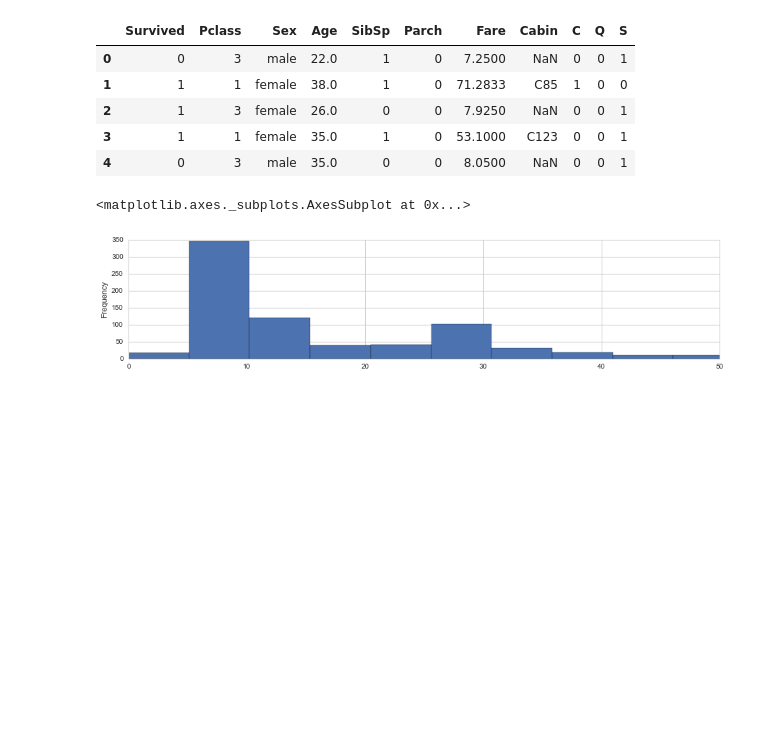
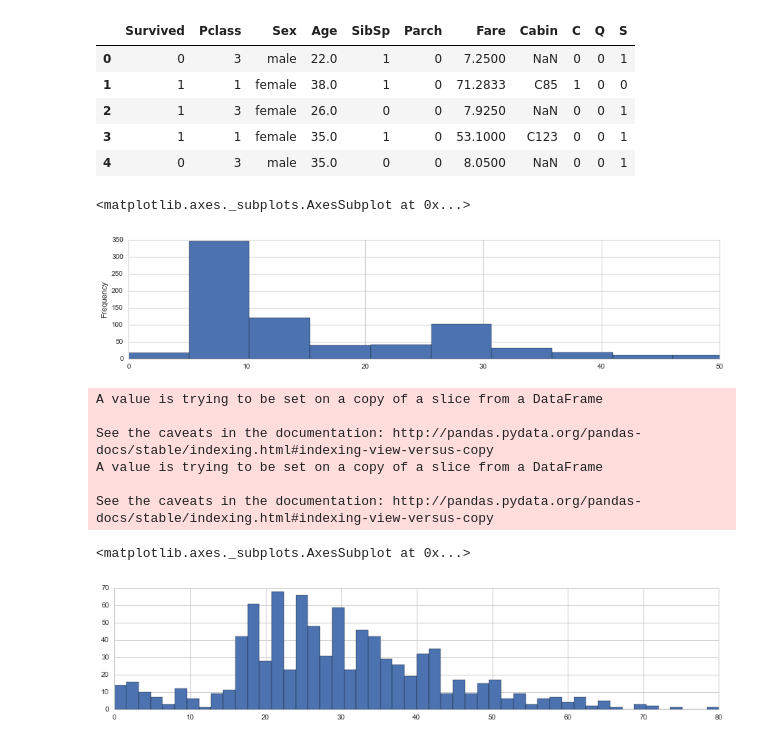
Before and after one commit to sominw/Kaggle, a Jupyter notebook: Titanic/ Titanic.ipynb, the cells around one changed output. Saved outputs shown, nothing was run; the diff lists cells and outputs as text; code cells hidden in the pictures; blank space fills up the shorter version.

```diff
--- a/Titanic/ Titanic.ipynb
+++ b/Titanic/ Titanic.ipynb
@@ -114,3 +114,32 @@ train_DF['Fare'].plot(kind = 'hist', figsize = (15,3), bins = 100, xlim = (0,50)
 # %% [output]
 <matplotlib.axes._subplots.AxesSubplot at 0x...>
 [figure]
+# %%
+#Feature Induction: Age
+avg_age_train = train_DF['Age'].mean()
+std_age_train = train_DF['Age'].std()
+avg_age_test = test_DF["Age"].mean()
+std_age_test = test_DF["Age"].std()
+
+#Count NAN Age Values & then fill them up with Random Values
+count_nan_train = train_DF['Age'].isnull().sum()
+count_nan_test = test_DF['Age'].isnull().sum()
+rand1 = np.random.randint(avg_age_train - std_age_train, avg_age_train + std_age_train, size = count_nan_train)
+rand2 = np.random.randint(avg_age_test - std_age_test, avg_age_test + std_age_test, size = count_nan_test)
+
+train_DF['Age'][np.isnan(train_DF['Age'])] = rand1
+test_DF["Age"][np.isnan(test_DF["Age"])] = rand2
+
+train_DF['Age'] = train_DF['Age'].astype(int)
+test_DF['Age'] = test_DF['Age'].astype(int)
+
+train_DF['Age'].hist(bins = 50, figsize = (15,3))
+# %% [output]
+A value is trying to be set on a copy of a slice from a DataFrame
+
+See the caveats in the documentation: http://pandas.pydata.org/pandas-docs/stable/indexing.html#indexing-view-versus-copy
+A value is trying to be set on a copy of a slice from a DataFrame
+
+See the caveats in the documentation: http://pandas.pydata.org/pandas-docs/stable/indexing.html#indexing-view-versus-copy
+<matplotlib.axes._subplots.AxesSubplot at 0x...>
+[figure, added]
```
Also changed, not shown: parts of 1 cell of this notebook, 1 other file.
